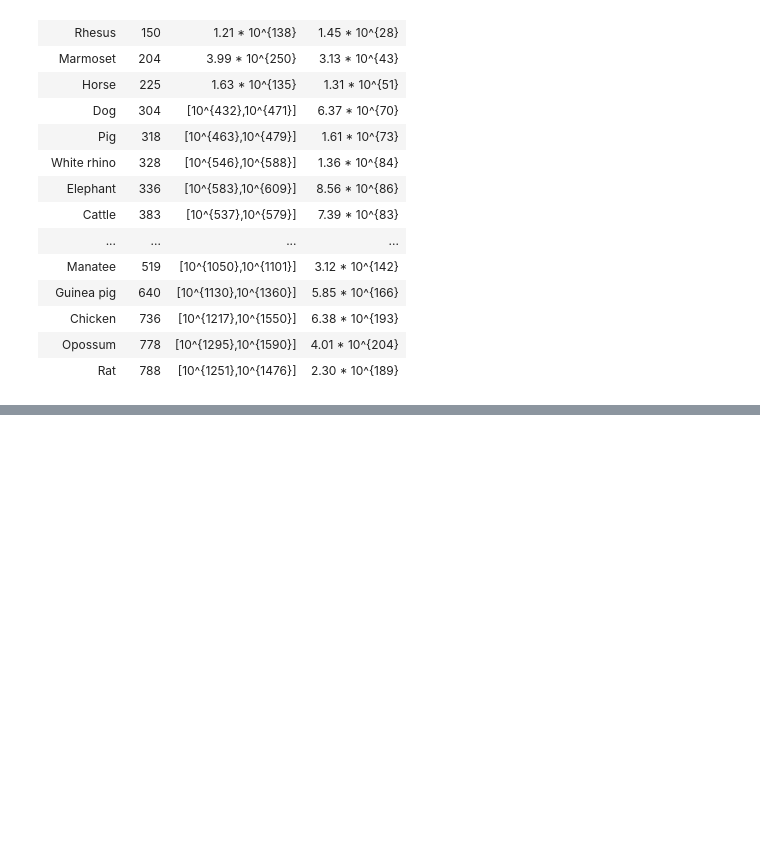
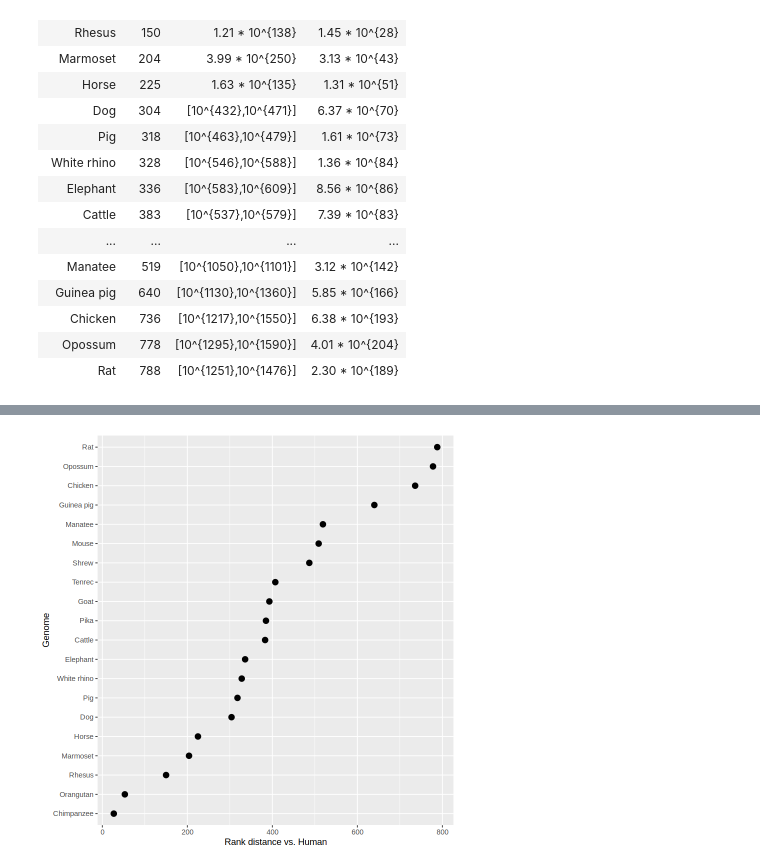
Before and after one commit to meidanis-lab/rank-count, a Jupyter notebook: code/Table_1.ipynb, the cells around one changed output, grey strips where cells are left out. Saved outputs shown, nothing was run; the diff lists cells and outputs as text; code cells hidden in the pictures; blank space fills up the shorter version.

```diff
--- a/code/Table_1.ipynb
+++ b/code/Table_1.ipynb
@@ -72,0 +64,8 @@ ggplot(data, aes(x = d, y = Genome)) +
+# %%
+p2 <- ggplot(data, aes(x = d, y = Genome)) +
+    geom_point(size = 3) +
+    labs(x = "Rank distance vs. Human",
+         y = "Genome")
+p2
+# %% [output]
+[figure, added]
```
Also changed, not shown: parts of 3 cells of this notebook.
